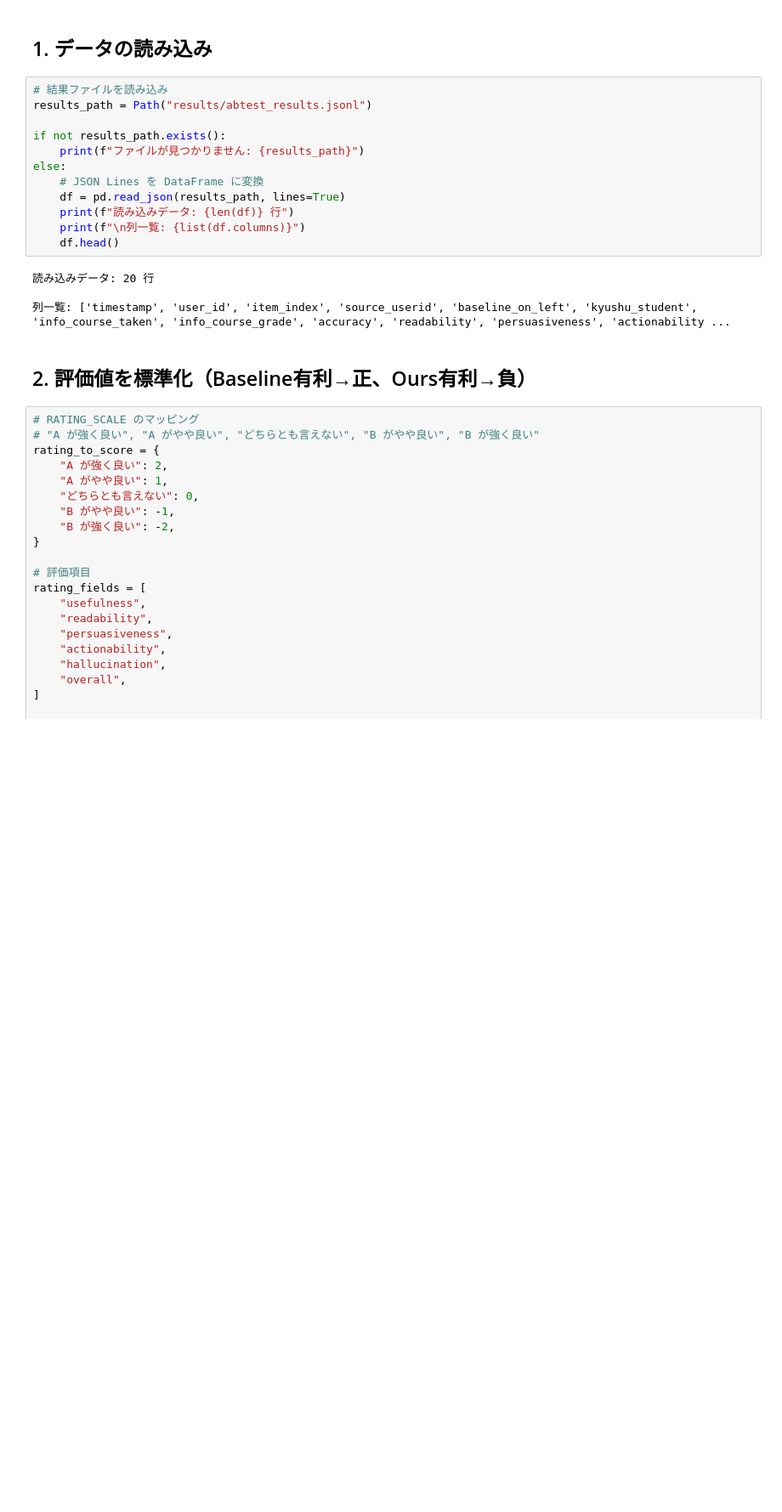
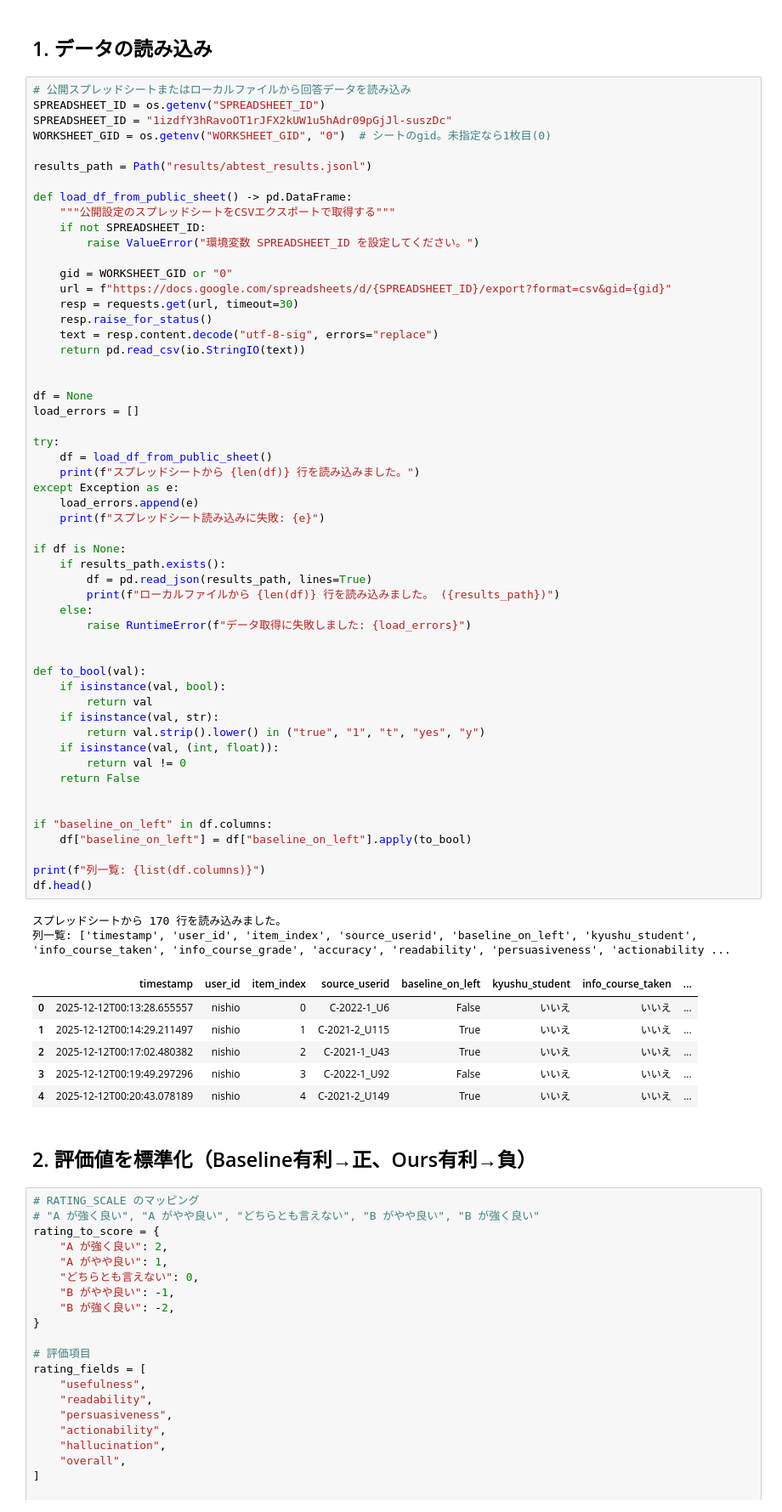
Before and after one commit to masa1357/Web_ABTest_Reflections, a Jupyter notebook: metrics.ipynb, the cells around one changed output. Shown at 85% size. Saved outputs shown, nothing was run; the diff lists cells and outputs as text; blank space fills up the shorter version.

```diff
--- a/metrics.ipynb
+++ b/metrics.ipynb
@@ -17,21 +20,68 @@ plt.rcParams['axes.unicode_minus'] = False
 # %% [markdown]
 ## 1. データの読み込み
 # %%
-# 結果ファイルを読み込み
+# 公開スプレッドシートまたはローカルファイルから回答データを読み込み
+SPREADSHEET_ID = os.getenv("SPREADSHEET_ID")
+SPREADSHEET_ID = "1izdfY3hRavoOT1rJFX2kUW1u5hAdr09pGjJl-suszDc"
+WORKSHEET_GID = os.getenv("WORKSHEET_GID", "0")  # シートのgid。未指定なら1枚目(0)
+
 results_path = Path("results/abtest_results.jsonl")
 
-if not results_path.exists():
-    print(f"ファイルが見つかりません: {results_path}")
-else:
-    # JSON Lines を DataFrame に変換
-    df = pd.read_json(results_path, lines=True)
-    print(f"読み込みデータ: {len(df)} 行")
-    print(f"\n列一覧: {list(df.columns)}")
-    df.head()
+def load_df_from_public_sheet() -> pd.DataFrame:
+    """公開設定のスプレッドシートをCSVエクスポートで取得する"""
+    if not SPREADSHEET_ID:
+        raise ValueError("環境変数 SPREADSHEET_ID を設定してください。")
+
+    gid = WORKSHEET_GID or "0"
+    url = f"https://docs.google.com/spreadsheets/d/{SPREADSHEET_ID}/export?format=csv&gid={gid}"
+    resp = requests.get(url, timeout=30)
+    resp.raise_for_status()
+    text = resp.content.decode("utf-8-sig", errors="replace")
+    return pd.read_csv(io.StringIO(text))
+
+
+df = None
+load_errors = []
+
+try:
+    df = load_df_from_public_sheet()
+    print(f"スプレッドシートから {len(df)} 行を読み込みました。")
+except Exception as e:
+    load_errors.append(e)
+    print(f"スプレッドシート読み込みに失敗: {e}")
+
+if df is None:
+    if results_path.exists():
+        df = pd.read_json(results_path, lines=True)
+        print(f"ローカルファイルから {len(df)} 行を読み込みました。 ({results_path})")
+    else:
+        raise RuntimeError(f"データ取得に失敗しました: {load_errors}")
+
+
+def to_bool(val):
+    if isinstance(val, bool):
+        return val
+    if isinstance(val, str):
+        return val.strip().lower() in ("true", "1", "t", "yes", "y")
+    if isinstance(val, (int, float)):
+        return val != 0
+    return False
+
+
+if "baseline_on_left" in df.columns:
+    df["baseline_on_left"] = df["baseline_on_left"].apply(to_bool)
+
+print(f"列一覧: {list(df.columns)}")
+df.head()
 # %% [output]
-読み込みデータ: 20 行
-
+スプレッドシートから 170 行を読み込みました。
 列一覧: ['timestamp', 'user_id', 'item_index', 'source_userid', 'baseline_on_left', 'kyushu_student', 'info_course_taken', 'info_course_grade', 'accuracy', 'readability', 'persuasiveness', 'actionability ...
+|  | timestamp | user_id | item_index | source_userid | baseline_on_left | kyushu_student | info_course_taken | ... |
+| 0 | 2025-12-12T00:13:28.655557 | nishio | 0 | C-2022-1_U6 | False | いいえ | いいえ | ... |
+| 1 | 2025-12-12T00:14:29.211497 | nishio | 1 | C-2021-2_U115 | True | いいえ | いいえ | ... |
+| 2 | 2025-12-12T00:17:02.480382 | nishio | 2 | C-2021-1_U43 | True | いいえ | いいえ | ... |
+| 3 | 2025-12-12T00:19:49.297296 | nishio | 3 | C-2022-1_U92 | False | いいえ | いいえ | ... |
+| 4 | 2025-12-12T00:20:43.078189 | nishio | 4 | C-2021-2_U149 | True | いいえ | いいえ | ... |
 # %% [markdown]
 ## 2. 評価値を標準化（Baseline有利→正、Ours有利→負）
 # %%
```
Also changed, not shown: parts of 9 cells of this notebook, 12 other files.
